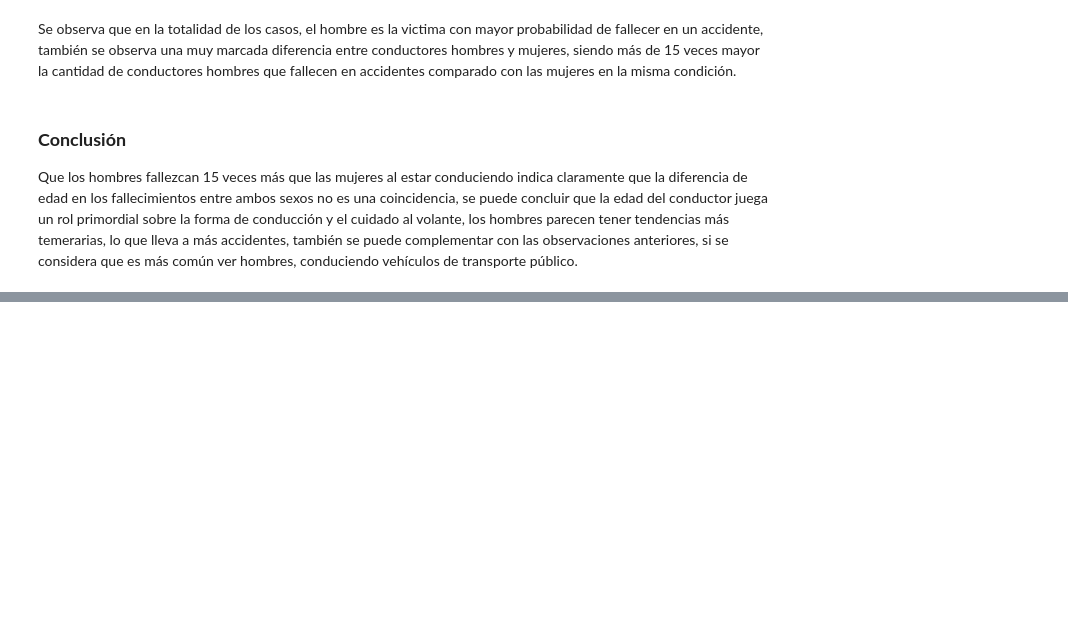
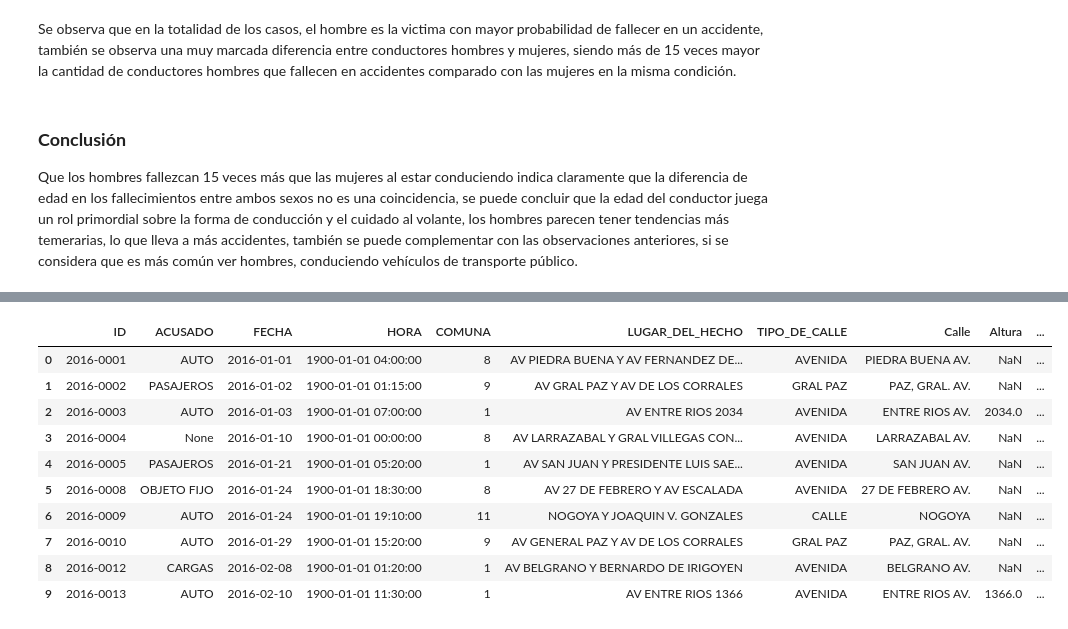
Before and after one commit to Aspirina180mg/PI02_Misael_Garcia_Torres, a Jupyter notebook: EDA.ipynb, the cells around one changed output, grey strips where cells are left out. Cells and saved outputs as stored; diff of their text form; code cells hidden in the pictures; blank space fills up the shorter version.

```diff
--- a/EDA.ipynb
+++ b/EDA.ipynb
@@ -651,0 +515,14 @@ Preparación
+# %%
+df_homicidios.head(10)
+# %% [output]
+|  | ID | ACUSADO | FECHA | HORA | COMUNA | LUGAR_DEL_HECHO | TIPO_DE_CALLE | Calle | Altura | ... |
+| 0 | 2016-0001 | AUTO | 2016-01-01 | 1900-01-01 04:00:00 | 8 | AV PIEDRA BUENA Y AV FERNANDEZ DE... | AVENIDA | PIEDRA BUENA AV. | NaN | ... |
+| 1 | 2016-0002 | PASAJEROS | 2016-01-02 | 1900-01-01 01:15:00 | 9 | AV GRAL PAZ Y AV DE LOS CORRALES | GRAL PAZ | PAZ, GRAL. AV. | NaN | ... |
+| 2 | 2016-0003 | AUTO | 2016-01-03 | 1900-01-01 07:00:00 | 1 | AV ENTRE RIOS 2034 | AVENIDA | ENTRE RIOS AV. | 2034.0 | ... |
+| 3 | 2016-0004 | None | 2016-01-10 | 1900-01-01 00:00:00 | 8 | AV LARRAZABAL Y GRAL VILLEGAS CON... | AVENIDA | LARRAZABAL AV. | NaN | ... |
+| 4 | 2016-0005 | PASAJEROS | 2016-01-21 | 1900-01-01 05:20:00 | 1 | AV SAN JUAN Y PRESIDENTE LUIS SAE... | AVENIDA | SAN JUAN AV. | NaN | ... |
+| 5 | 2016-0008 | OBJETO FIJO | 2016-01-24 | 1900-01-01 18:30:00 | 8 | AV 27 DE FEBRERO Y AV ESCALADA | AVENIDA | 27 DE FEBRERO AV. | NaN | ... |
+| 6 | 2016-0009 | AUTO | 2016-01-24 | 1900-01-01 19:10:00 | 11 | NOGOYA Y JOAQUIN V. GONZALES | CALLE | NOGOYA | NaN | ... |
+| 7 | 2016-0010 | AUTO | 2016-01-29 | 1900-01-01 15:20:00 | 9 | AV GENERAL PAZ Y AV DE LOS CORRALES | GRAL PAZ | PAZ, GRAL. AV. | NaN | ... |
+| 8 | 2016-0012 | CARGAS | 2016-02-08 | 1900-01-01 01:20:00 | 1 | AV BELGRANO Y BERNARDO DE IRIGOYEN | AVENIDA | BELGRANO AV. | NaN | ... |
+| 9 | 2016-0013 | AUTO | 2016-02-10 | 1900-01-01 11:30:00 | 1 | AV ENTRE RIOS 1366 | AVENIDA | ENTRE RIOS AV. | 1366.0 | ... |
```
Also changed, not shown: parts of 29 cells of this notebook, 1 other file.
